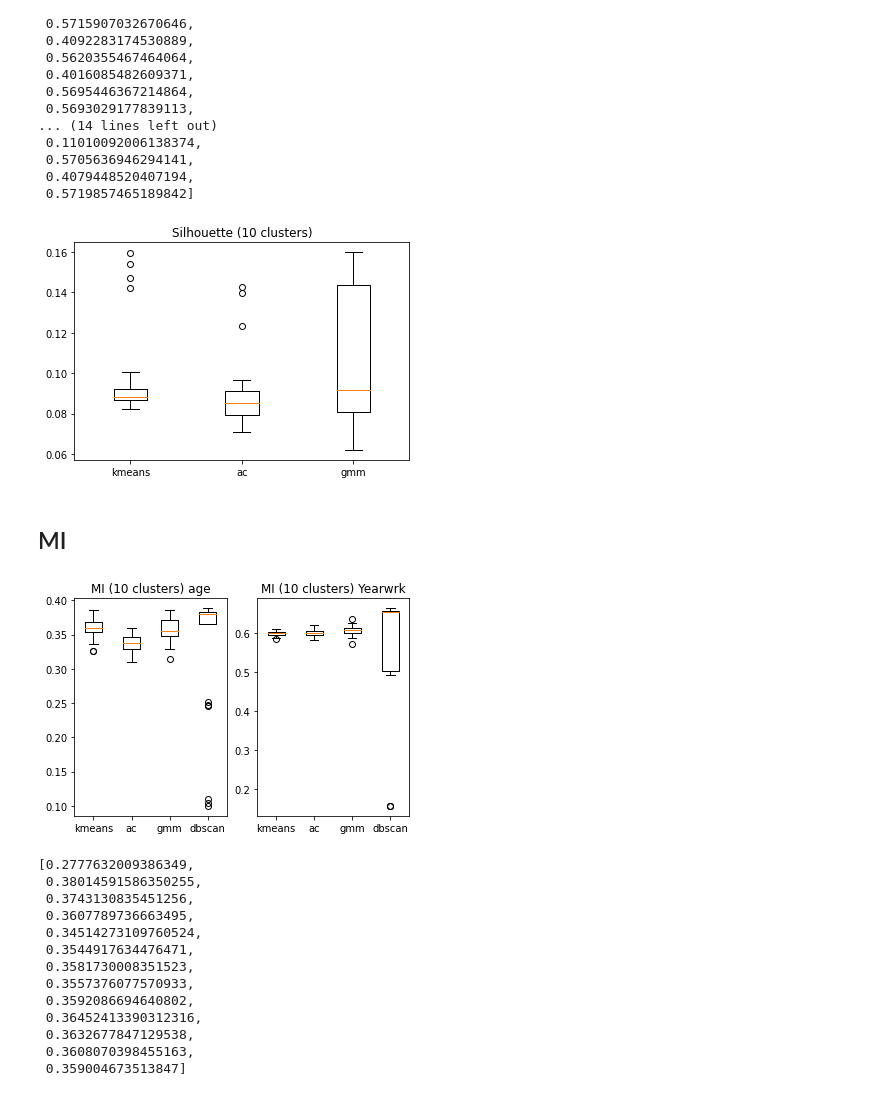
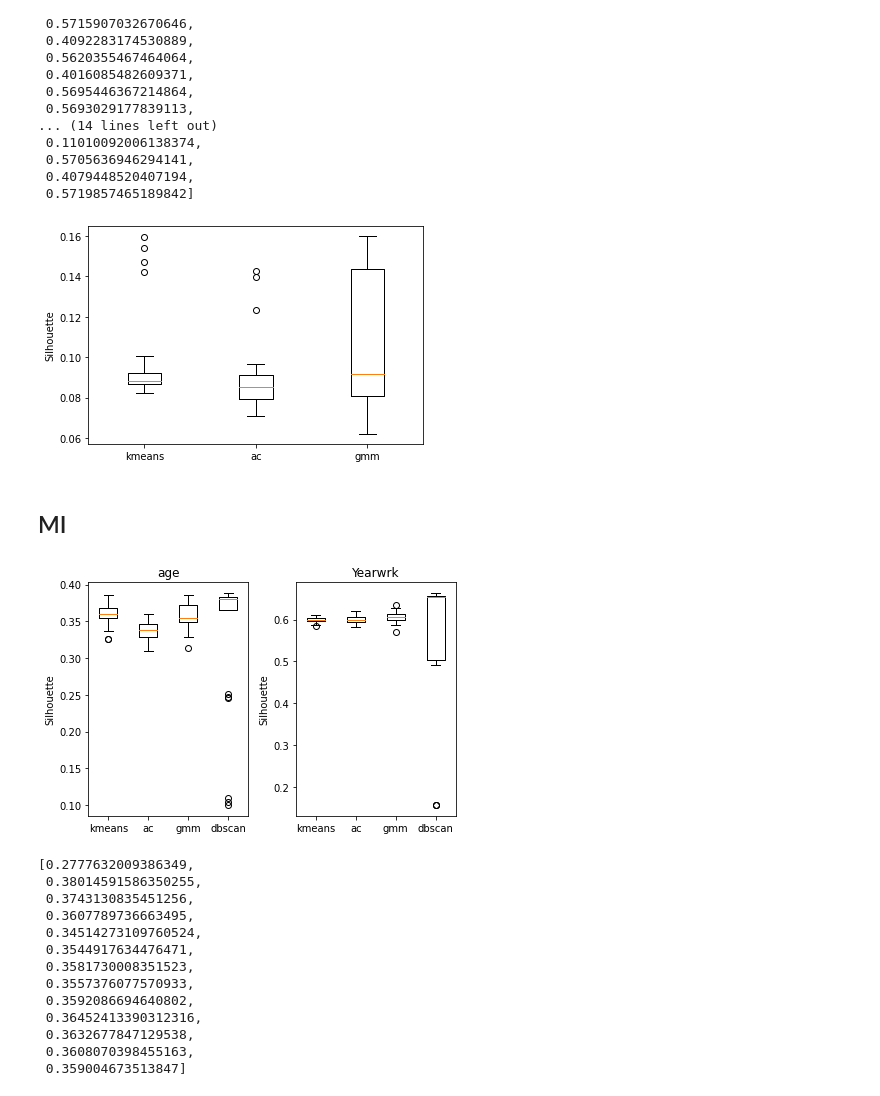
Before and after one commit to maayanorner/unsupervised-learning-project, a Jupyter notebook: notebooks/unsupervised_learning.ipynb, the cells around one changed output. Saved outputs shown, nothing was run; the diff lists cells and outputs as text; code cells hidden in the pictures.

Commit message:
Update notebook and figures

```diff
--- a/notebooks/unsupervised_learning.ipynb
+++ b/notebooks/unsupervised_learning.ipynb
@@ -467,15 +469,16 @@ silhoutte['mca']['dbscan'][NUMBER_OF_CLUSTERS]
 # %%
 models_titles = [model[1] for model in models_list]
 models_sil_lists = [silhoutte['none'][model][NUMBER_OF_CLUSTERS] for model in models_titles]
 
 fig1, ax1 = plt.subplots()
 ax1.set_xticklabels(models_titles)
-ax1.set_title('Silhouette (10 clusters)')
+#ax1.set_title('Silhouette (10 clusters)')
+ax1.set_ylabel('Silhouette')
 ax1.boxplot(models_sil_lists)
 plt.savefig('sil_10_clusters.svg', format='svg', dpi=1200)
 plt.show()
 # %% [output]
-[figure, old version]
+[figure, new version]
 # %%
 #plot_silhoutte(mean_silhouette_by_num_clusters('none', 'gmm'))
 #plot_silhoutte(mean_silhouette_by_num_clusters('none', 'kmeans'))
@@ -492,12 +495,14 @@ for i, var in enumerate(['age', 'Yearwrk']):
         [mi_data['mca']['dbscan'][NUMBER_OF_CLUSTERS][var]]
 
     ax[i].set_xticklabels(models_titles + ['dbscan'])
-    ax[i].set_title(f'MI (10 clusters) {var}')
+    ax[i].set_title(f'{var}')
+    ax[i].set_ylabel('Silhouette')
     ax[i].boxplot(models_mi_lists)
+plt.tight_layout()
 plt.savefig('mi_10_clusters.svg', format='svg', dpi=1200)
 plt.show()
 # %% [output]
-[figure, old version]
+[figure, new version]
 # %%
 mean_MI_by_num_clusters('none', 'kmeans', 'age')
 # %% [output]
```
Also changed, not shown: parts of 17 cells of this notebook, 5 other files.
